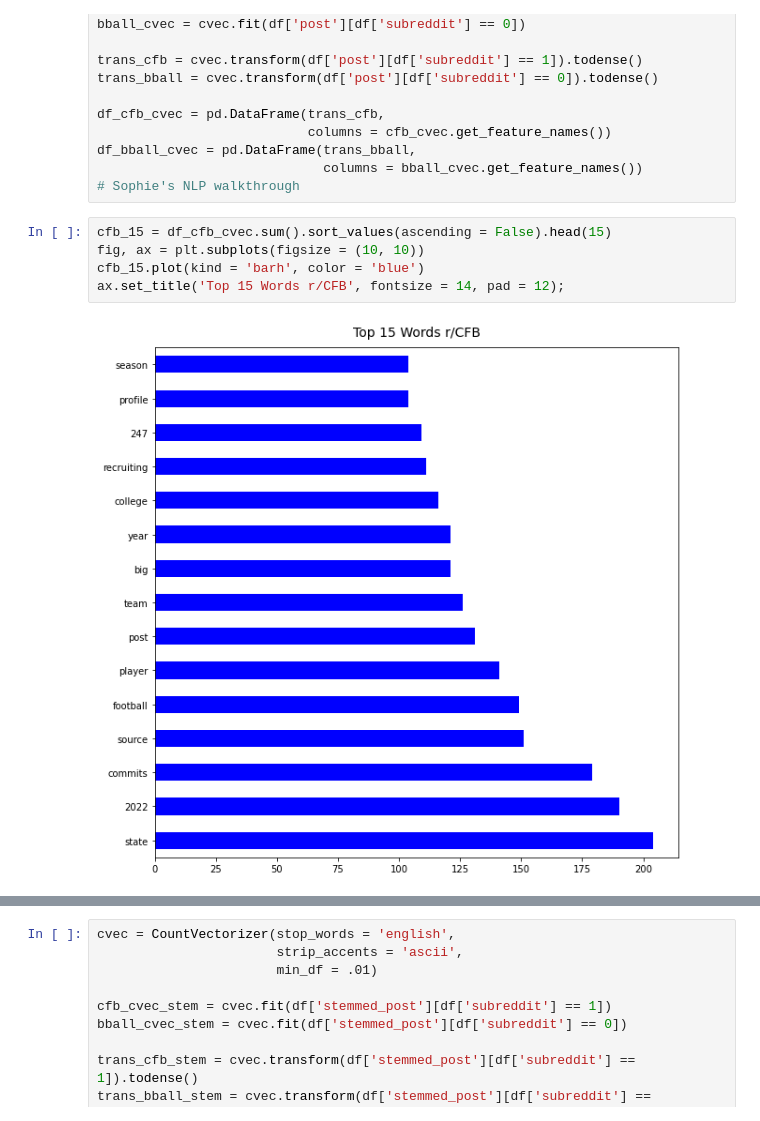
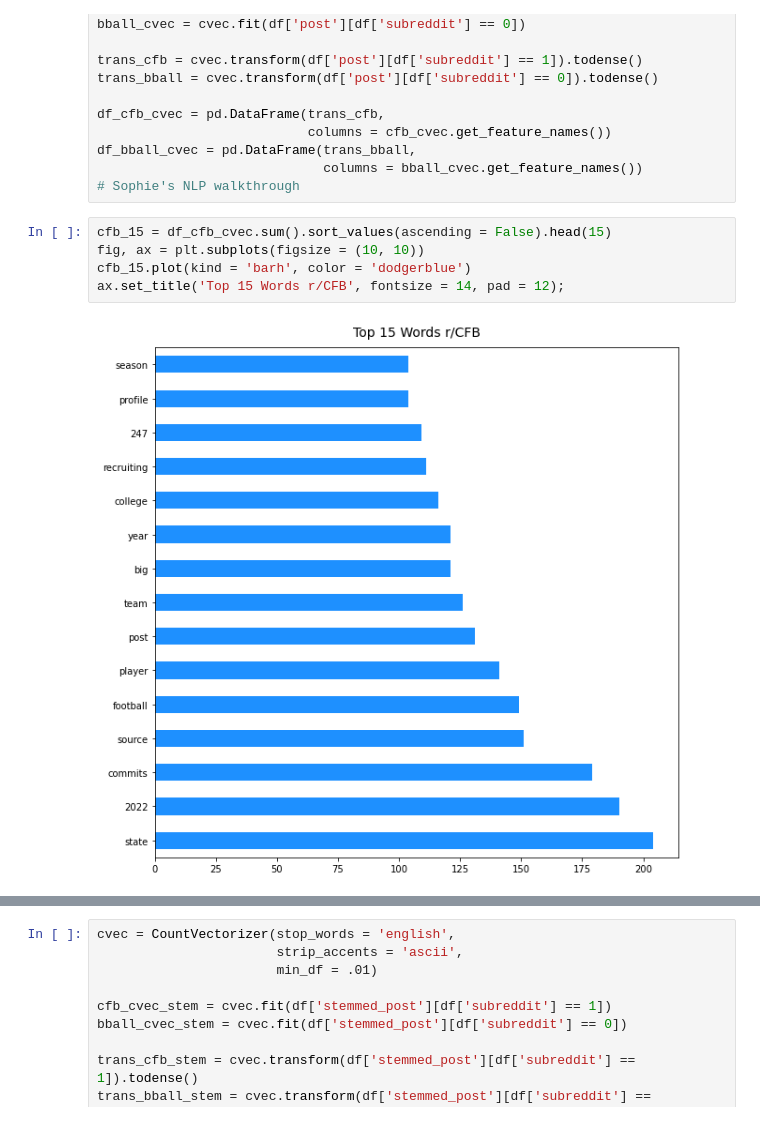
Before and after one commit to anthonyzurke/project-3, a Jupyter notebook: code/Cleaning and EDA.ipynb, the cells around one changed output, grey strips where cells are left out. Drawn from its saved outputs; the diff is of its cells as text.

```diff
--- a/code/Cleaning and EDA.ipynb
+++ b/code/Cleaning and EDA.ipynb
@@ -207,10 +213,10 @@ df_bball_cvec = pd.DataFrame(trans_bball,
 # %%
 cfb_15 = df_cfb_cvec.sum().sort_values(ascending = False).head(15)
 fig, ax = plt.subplots(figsize = (10, 10))
-cfb_15.plot(kind = 'barh', color = 'blue')
+cfb_15.plot(kind = 'barh', color = 'dodgerblue')
 ax.set_title('Top 15 Words r/CFB', fontsize = 14, pad = 12);
 # %% [output]
-[figure, old version]
+[figure, new version]
 # %%
 bball_15 = df_bball_cvec.sum().sort_values(ascending = False).head(15)
 fig, ax = plt.subplots(figsize = (8, 8))
```
Also changed, not shown: parts of 11 cells of this notebook, 2 other files.
